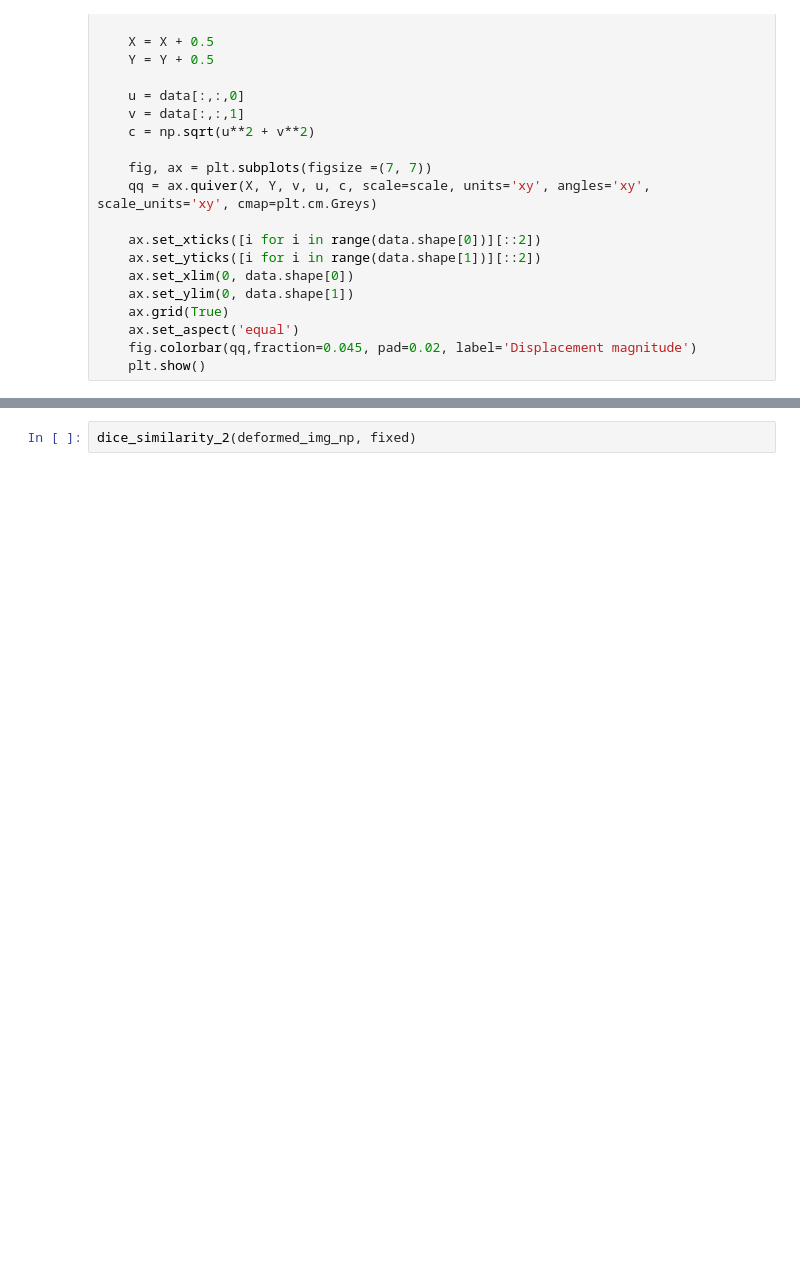
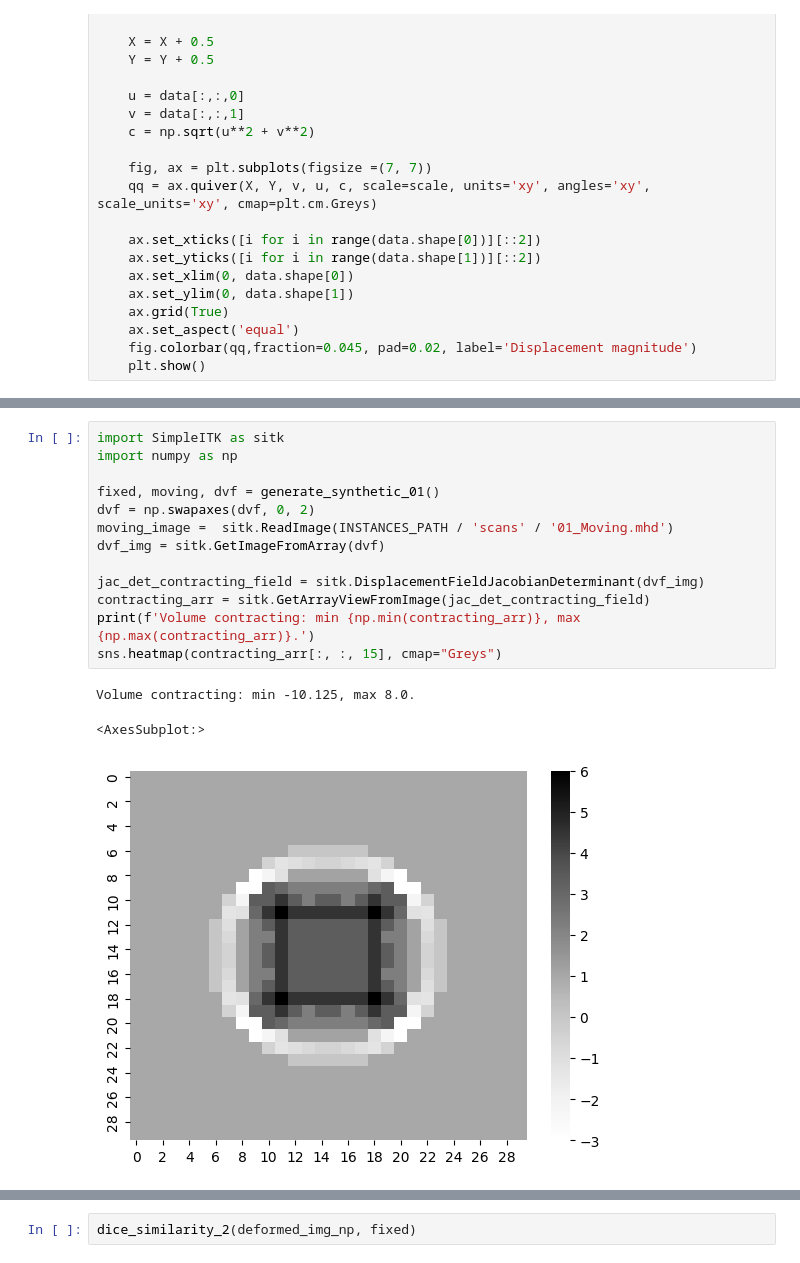
Before and after one commit to joasiee/elastix, a Jupyter notebook: experiments/notebooks/voxels.ipynb, the cells around one changed output, grey strips where cells are left out. Drawn from its saved outputs; the diff is of its cells as text; blank space fills up the shorter version.

```diff
--- a/experiments/notebooks/voxels.ipynb
+++ b/experiments/notebooks/voxels.ipynb
@@ -236,4 +231,21 @@ dice_similarity(moving, fixed, 3)
 plot_dvf(dvf, invert=True, slice=15)
 # %% [output]
 [figure]
+# %%
+import SimpleITK as sitk
+import numpy as np
+
+fixed, moving, dvf = generate_synthetic_01()
+dvf = np.swapaxes(dvf, 0, 2)
+moving_image =  sitk.ReadImage(INSTANCES_PATH / 'scans' / '01_Moving.mhd')
+dvf_img = sitk.GetImageFromArray(dvf)
+
+jac_det_contracting_field = sitk.DisplacementFieldJacobianDeterminant(dvf_img)
+contracting_arr = sitk.GetArrayViewFromImage(jac_det_contracting_field)
+print(f'Volume contracting: min {np.min(contracting_arr)}, max {np.max(contracting_arr)}.')
+sns.heatmap(contracting_arr[:, :, 15], cmap="Greys")
+# %% [output]
+Volume contracting: min -10.125, max 8.0.
+<AxesSubplot:>
+[figure, added]
 # %%
```
Also changed, not shown: parts of 4 cells of this notebook, 10 other files.
